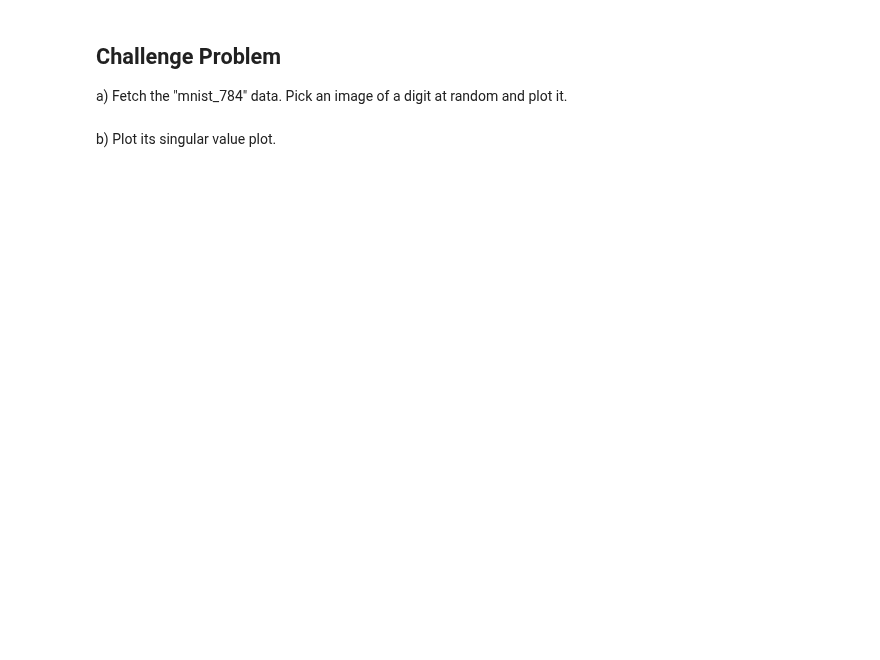
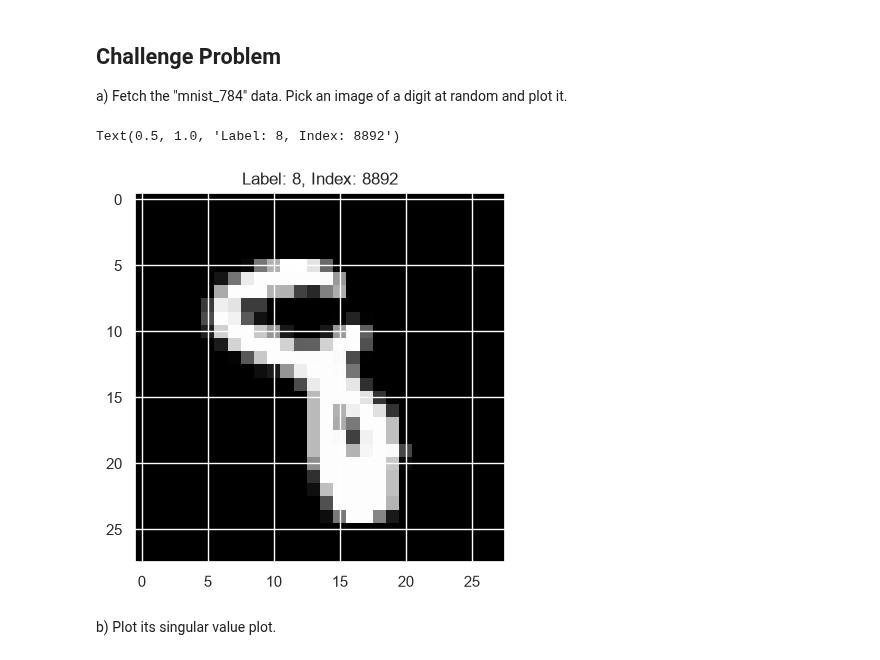
Before and after one commit to gallettilance/CS506-Fall2026, a Jupyter notebook: lecture_09/worksheet_09.ipynb, the cells around one changed output. Drawn from its saved outputs; the diff is of its cells as text; code cells hidden in the pictures; blank space fills up the shorter version.

```diff
--- a/lecture_09/worksheet_09.ipynb
+++ b/lecture_09/worksheet_09.ipynb
@@ -345,10 +383,18 @@ a) Fetch the "mnist_784" data. Pick an image of a digit at random and plot it.
 # %%
 import matplotlib.pyplot as plt
 
 from sklearn.datasets import fetch_openml
 
 X, y = fetch_openml(name="mnist_784", version=1, return_X_y=True, as_frame=False)
 
 # your code here
+index = np.random.randint(0, X.shape[0])
+image = X[index].reshape(28, 28)
+label = y[index]
+plt.imshow(image, cmap = 'gray')
+plt.title(f'Label: {label}, Index: {index}')
+# %% [output]
+Text(0.5, 1.0, 'Label: 8, Index: 8892')
+[figure, added]
 # %% [markdown]
 b) Plot its singular value plot.
```
Also changed, not shown: parts of 30 cells of this notebook.
